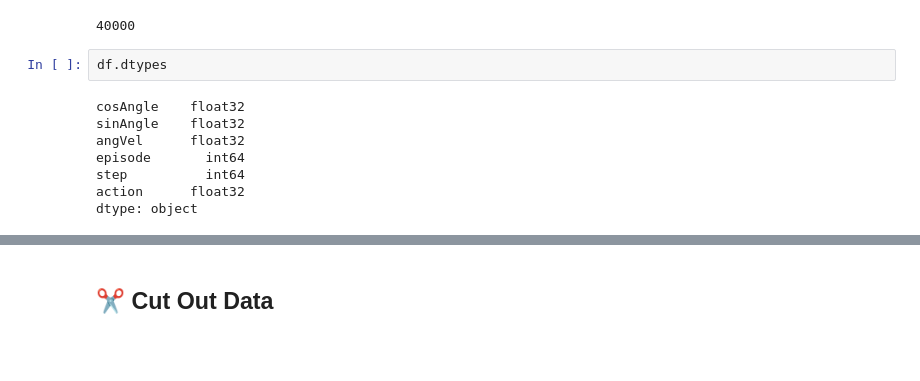
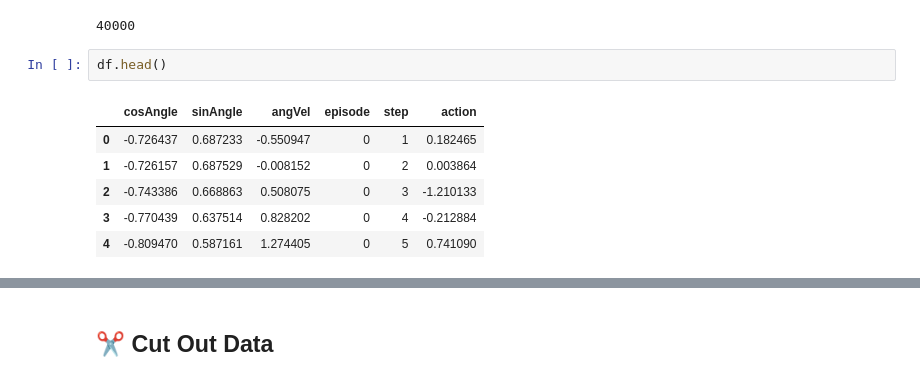
Before and after one commit to LeonLantz/LMU_RFL_SoSe24, a Jupyter notebook: Pendulum.ipynb, the cells around one changed output, grey strips where cells are left out. Saved outputs shown, nothing was run; the diff lists cells and outputs as text; blank space fills up the shorter version.

```diff
--- a/Pendulum.ipynb
+++ b/Pendulum.ipynb
@@ -125,15 +130,14 @@ len(df)
 # %% [output]
 40000
 # %%
-df.dtypes
+df.head()
 # %% [output]
-cosAngle    float32
-sinAngle    float32
-angVel      float32
-episode       int64
-step          int64
-action      float32
-dtype: object
+|  | cosAngle | sinAngle | angVel | episode | step | action |
+| 0 | -0.726437 | 0.687233 | -0.550947 | 0 | 1 | 0.182465 |
+| 1 | -0.726157 | 0.687529 | -0.008152 | 0 | 2 | 0.003864 |
+| 2 | -0.743386 | 0.668863 | 0.508075 | 0 | 3 | -1.210133 |
+| 3 | -0.770439 | 0.637514 | 0.828202 | 0 | 4 | -0.212884 |
+| 4 | -0.809470 | 0.587161 | 1.274405 | 0 | 5 | 0.741090 |
 # %%
 df.plot(subplots=True, figsize=(10,15), grid=True)
 # %% [output]
```
Also changed, not shown: parts of 19 cells of this notebook, 3 other files.
